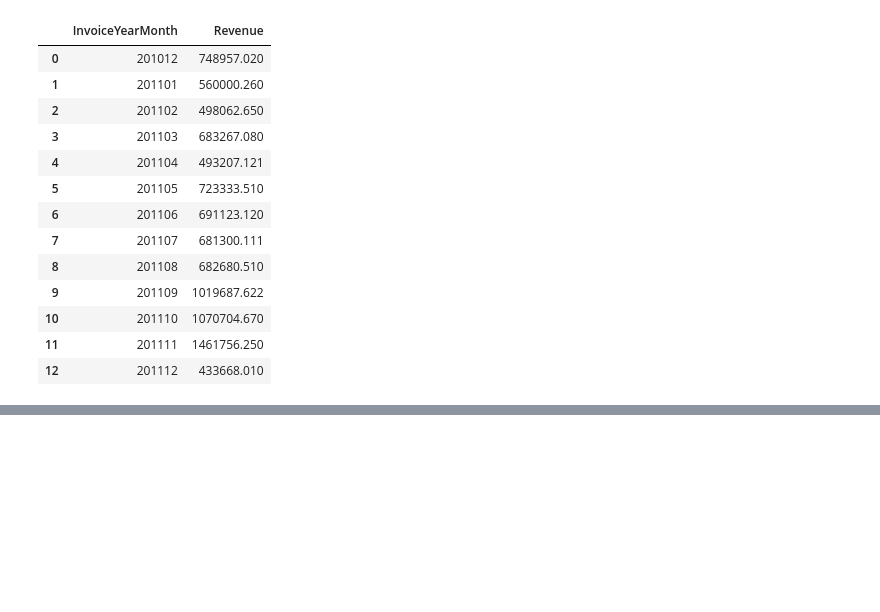
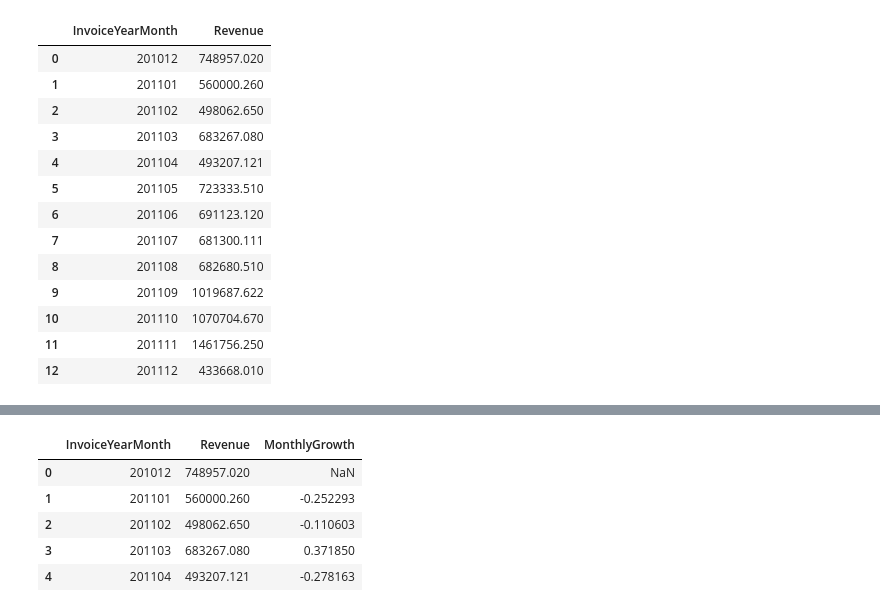
Before and after one commit to farhadspy/Machine-Learning, a Jupyter notebook: OnlineRetail.ipynb, the cells around one changed output, grey strips where cells are left out. Cells and saved outputs as stored; diff of their text form; code cells hidden in the pictures; blank space fills up the shorter version.

```diff
--- a/OnlineRetail.ipynb
+++ b/OnlineRetail.ipynb
@@ -52,0 +53,13 @@ plt.show()
+# %%
+#using pct_change() function to see monthly percentage change
+tx_revenue['MonthlyGrowth'] = tx_revenue['Revenue'].pct_change()
+
+#show first 5 rows
+tx_revenue.head()
+# %% [output]
+|  | InvoiceYearMonth | Revenue | MonthlyGrowth |
+| 0 | 201012 | 748957.020 | NaN |
+| 1 | 201101 | 560000.260 | -0.252293 |
+| 2 | 201102 | 498062.650 | -0.110603 |
+| 3 | 201103 | 683267.080 | 0.371850 |
+| 4 | 201104 | 493207.121 | -0.278163 |
```
Also changed, not shown: parts of 3 cells of this notebook.
